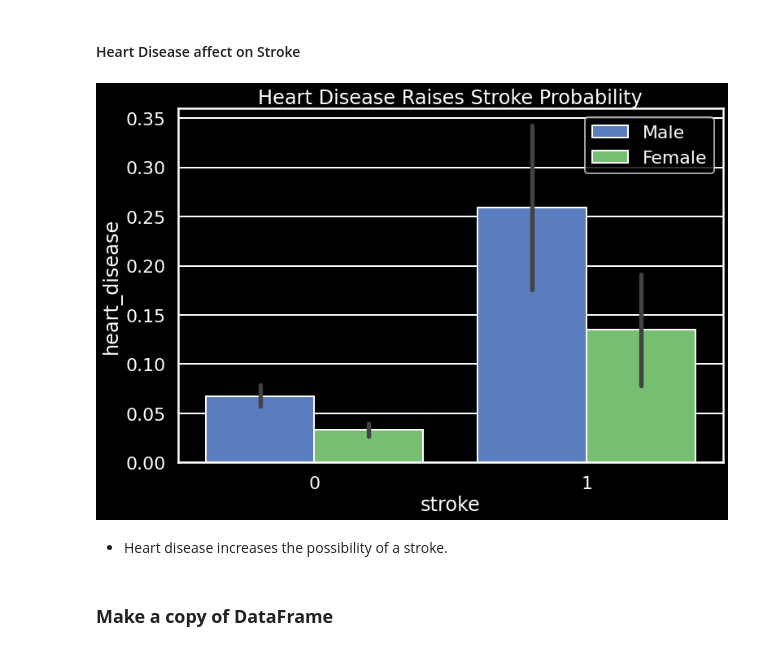
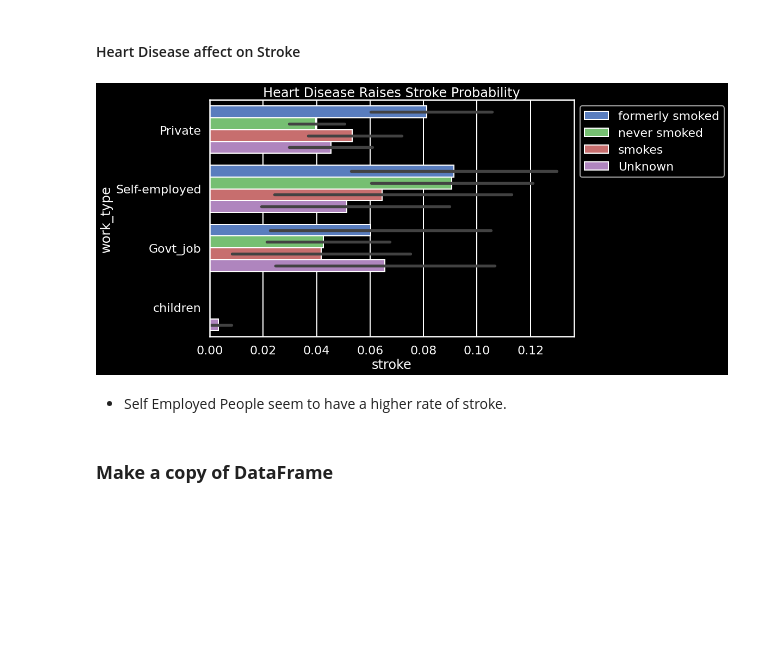
Before and after one commit to Bschreff/Heath-Care-Predictions, a Jupyter notebook: Stroke.ipynb, the cells around one changed output. Drawn from its saved outputs; the diff is of its cells as text; code cells hidden in the pictures; blank space fills up the shorter version.

```diff
--- a/Stroke.ipynb
+++ b/Stroke.ipynb
@@ -268,3 +274,5 @@ df[df['gender'] == 'Other']
 # %% [output]
 |  | gender | age | hypertension | heart_disease | ever_married | work_type | Residence_type | ... |
 | id |  |  |  |  |  |  |  | ... |
+# %%
+df = df[df.work_type != 'Never_worked']
@@ -458,15 +472,15 @@ plt.legend(bbox_to_anchor = (1,1));
 #### Heart Disease affect on Stroke
 # %%
 plt.figure(figsize=(12,8))
-sns.barplot(data = df, x='stroke',y='heart_disease', hue = 'gender');
+sns.barplot(data = df, x='stroke',y='work_type', hue = 'smoking_status');
 sns.set_context('poster')
 plt.style.use(['dark_background', 'seaborn-muted'])
 plt.title('Heart Disease Raises Stroke Probability')
 plt.legend(bbox_to_anchor = (1,1));
 # %% [output]
-[figure, old version]
+[figure, new version]
-# %% [markdown]
-  - Heart disease increases the possibility of a stroke.
+# %% [markdown]
+  - Self Employed People seem to have a higher rate of stroke.
 # %% [markdown]
 ### **Make a copy of DataFrame**
 # %%
```
Also changed, not shown: parts of 70 cells of this notebook.
